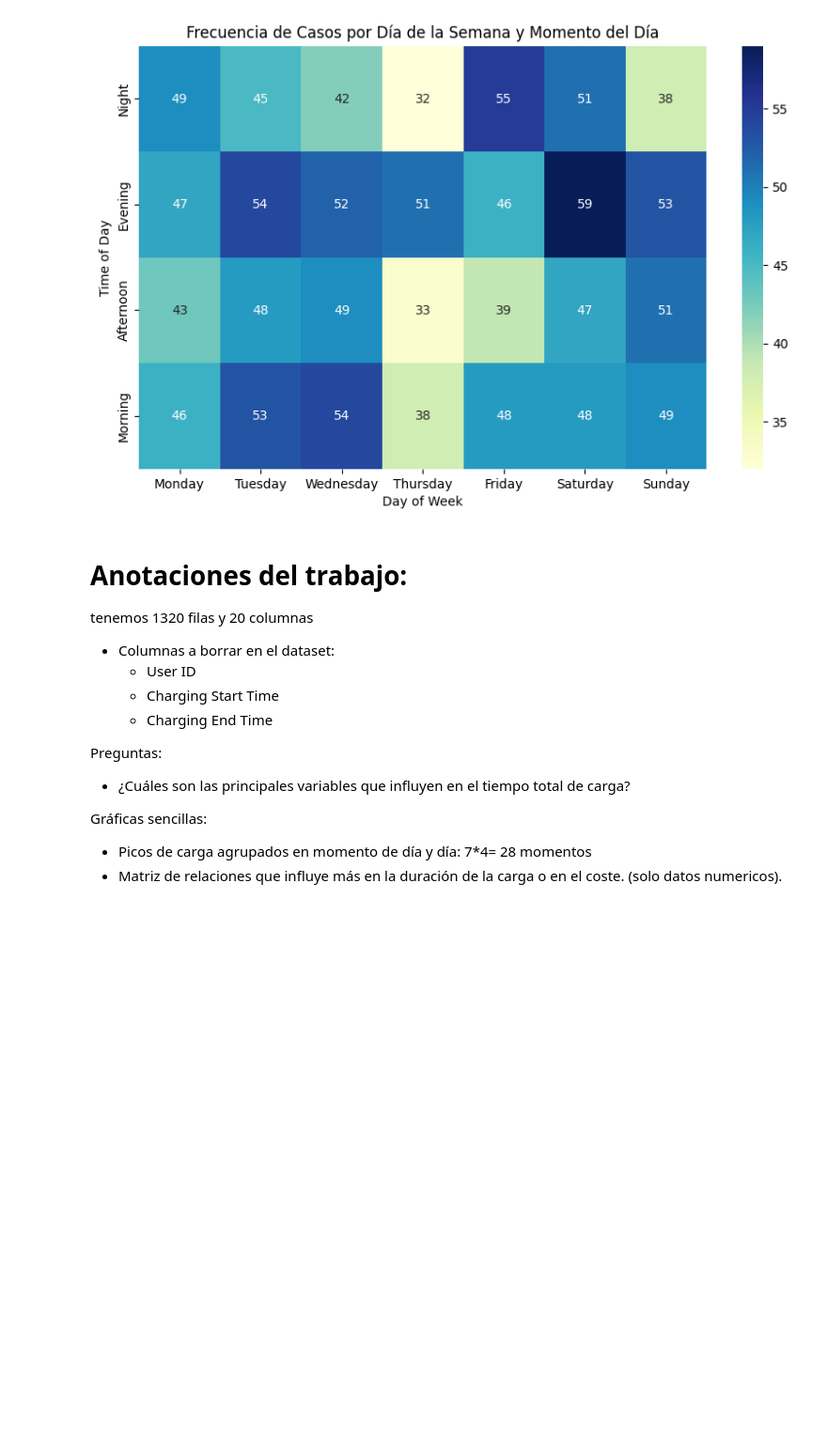
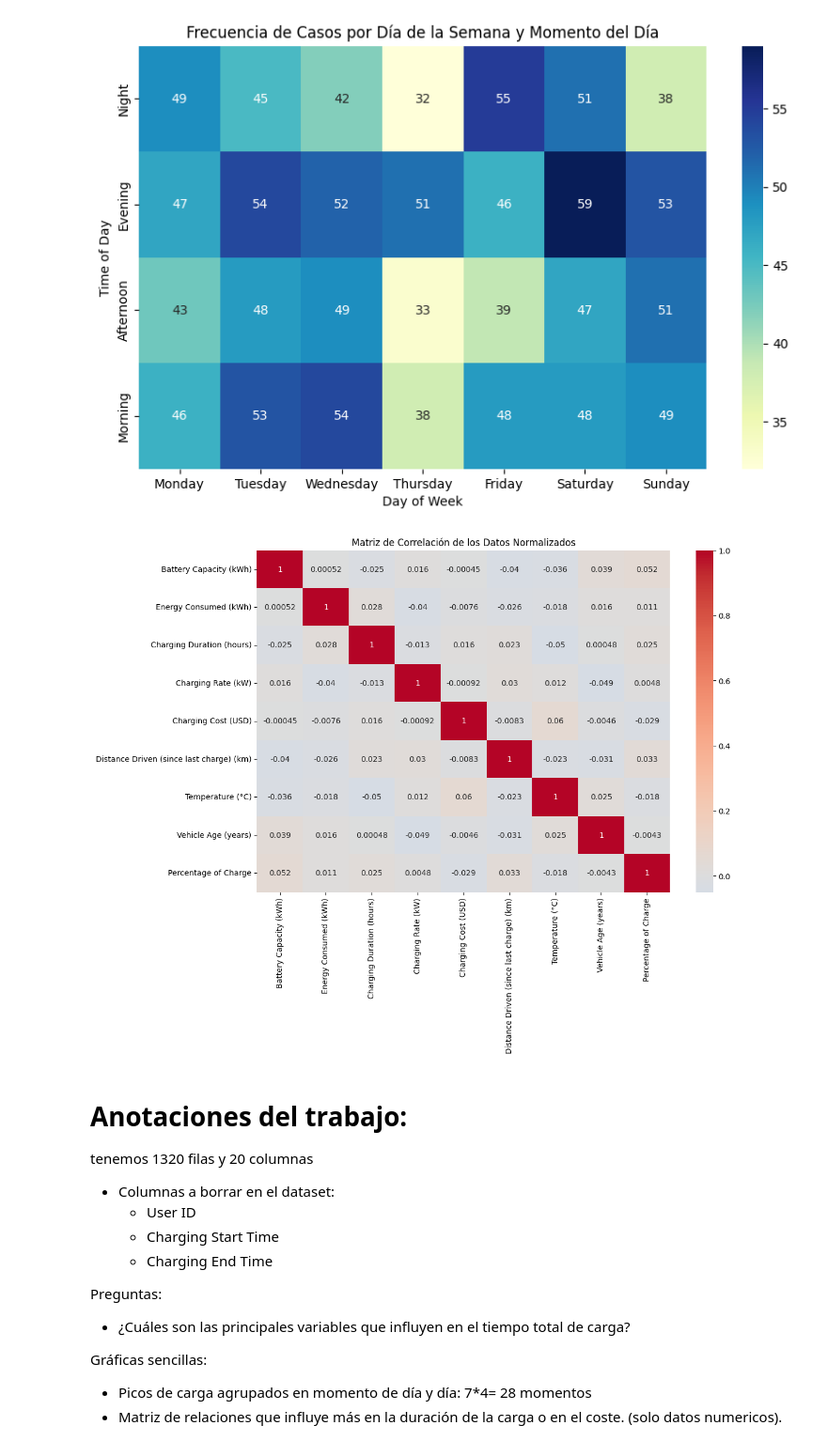
Before and after one commit to bermejo4/MachineLearning-MADI, a Jupyter notebook: DataScience/FinalProject_DS_Jaime.ipynb, the cells around one changed output. Shown: that part at 94% size. Drawn from its saved outputs; the diff is of its cells as text; code cells hidden in the pictures; blank space fills up the shorter version.

```diff
--- a/DataScience/FinalProject_DS_Jaime.ipynb
+++ b/DataScience/FinalProject_DS_Jaime.ipynb
@@ -319,6 +319,33 @@ plt.title("Frecuencia de Casos por Día de la Semana y Momento del Día")
 plt.show()
 # %% [output]
 [figure]
+# %%
+import pandas as pd
+import seaborn as sns
+import matplotlib.pyplot as plt
+from sklearn.preprocessing import StandardScaler
+
+
+# Filtrar solo las columnas numéricas
+numerical_data = data_cleaned.select_dtypes(include=['float64', 'int64'])
+
+# Normalizar los datos (usando StandardScaler para estandarización)
+scaler = StandardScaler()
+numerical_data_normalized = scaler.fit_transform(numerical_data)
+
+# Crear un DataFrame de los datos normalizados, usando los mismos nombres de columnas
+numerical_data_normalized = pd.DataFrame(numerical_data_normalized, columns=numerical_data.columns)
+
+# Calcular la matriz de correlación
+correlation_matrix = numerical_data_normalized.corr()
+
+# Visualizar la matriz de correlación
+plt.figure(figsize=(12, 8))
+sns.heatmap(correlation_matrix, annot=True, cmap="coolwarm", center=0)
+plt.title("Matriz de Correlación de los Datos Normalizados")
+plt.show()
+# %% [output]
+[figure, added]
 # %% [markdown]
 # Anotaciones del trabajo:
 
```
